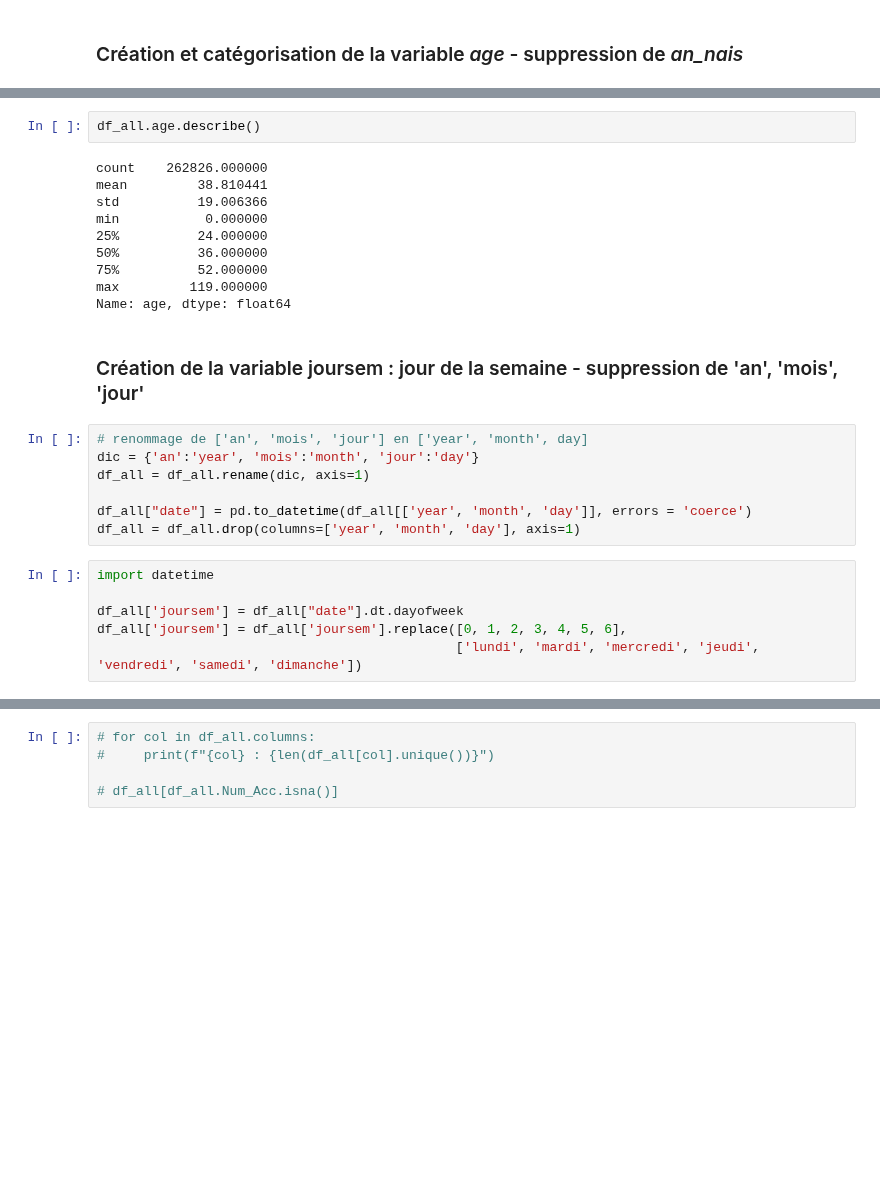
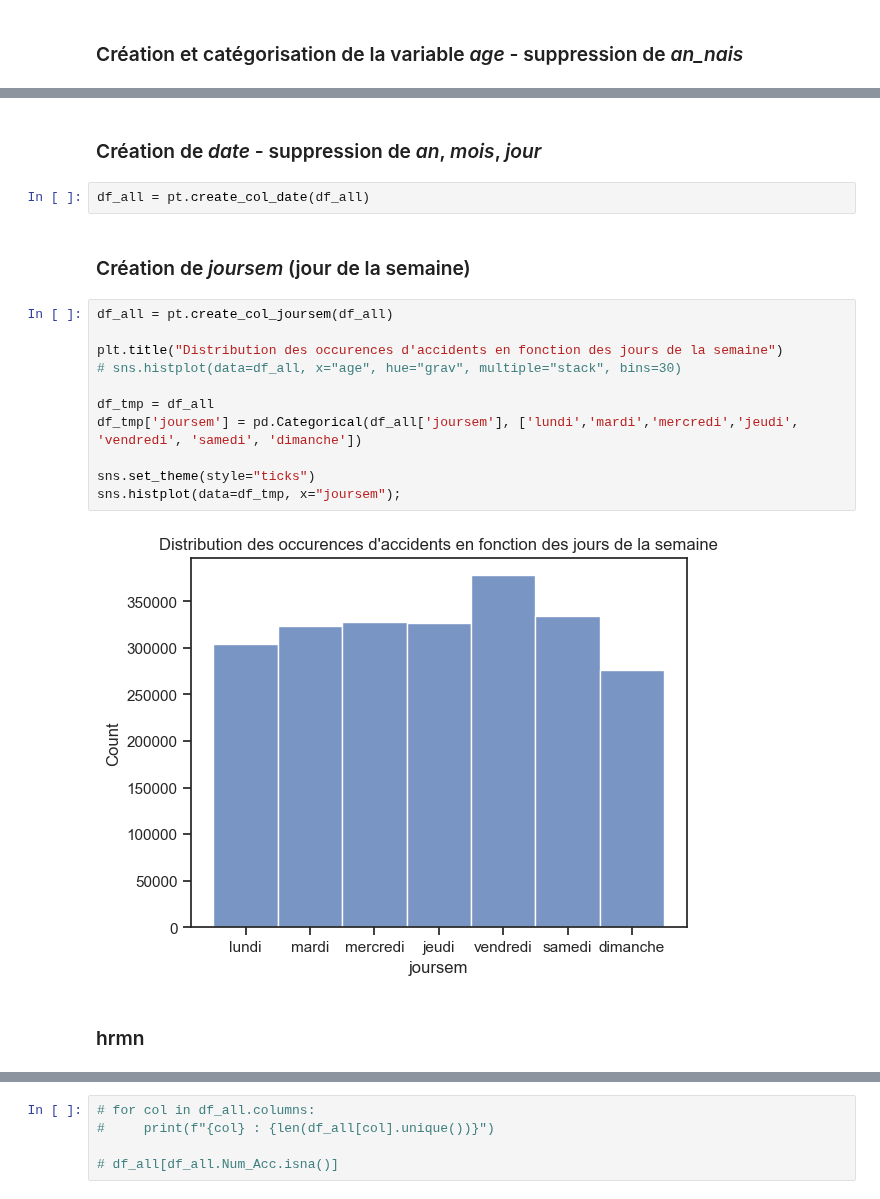
Before and after one commit to nicolascarayon/projet-accidents-routiers, a Jupyter notebook: nico_load_data_in_df.ipynb, the cells around one changed output, grey strips where cells are left out. Drawn from its saved outputs; the diff is of its cells as text; blank space fills up the shorter version.

```diff
--- a/nico_load_data_in_df.ipynb
+++ b/nico_load_data_in_df.ipynb
@@ -101,27 +104,21 @@ sns.histplot(data=df_all, x="age", bins=30);
-# %%
-df_all.age.describe()
-# %% [output]
-count    262826.000000
-mean         38.810441
-std          19.006366
-min           0.000000
-25%          24.000000
-50%          36.000000
-75%          52.000000
-max         119.000000
-Name: age, dtype: float64
 # %% [markdown]
-### Création de la variable joursem : jour de la semaine - suppression de 'an', 'mois', 'jour'
+###  Création de *date* - suppression de *an*, *mois*, *jour*
 # %%
-# renommage de ['an', 'mois', 'jour'] en ['year', 'month', day]
-dic = {'an':'year', 'mois':'month', 'jour':'day'}
-df_all = df_all.rename(dic, axis=1)
-
-df_all["date"] = pd.to_datetime(df_all[['year', 'month', 'day']], errors = 'coerce')
-df_all = df_all.drop(columns=['year', 'month', 'day'], axis=1)
+df_all = pt.create_col_date(df_all)
-# %%
-import datetime
-
-df_all['joursem'] = df_all["date"].dt.dayofweek
-df_all['joursem'] = df_all['joursem'].replace([0, 1, 2, 3, 4, 5, 6],
-                                              ['lundi', 'mardi', 'mercredi', 'jeudi', 'vendredi', 'samedi', 'dimanche'])
+# %% [markdown]
+### Création de *joursem* (jour de la semaine)
+# %%
+df_all = pt.create_col_joursem(df_all)
+
+plt.title("Distribution des occurences d'accidents en fonction des jours de la semaine")
+# sns.histplot(data=df_all, x="age", hue="grav", multiple="stack", bins=30)
+
+df_tmp = df_all
+df_tmp['joursem'] = pd.Categorical(df_all['joursem'], ['lundi','mardi','mercredi','jeudi', 'vendredi', 'samedi', 'dimanche'])
+
+sns.set_theme(style="ticks")
+sns.histplot(data=df_tmp, x="joursem");
+# %% [output]
+[figure, added]
+# %% [markdown]
+### hrmn
```
Also changed, not shown: parts of 13 cells of this notebook, 1 other file.
